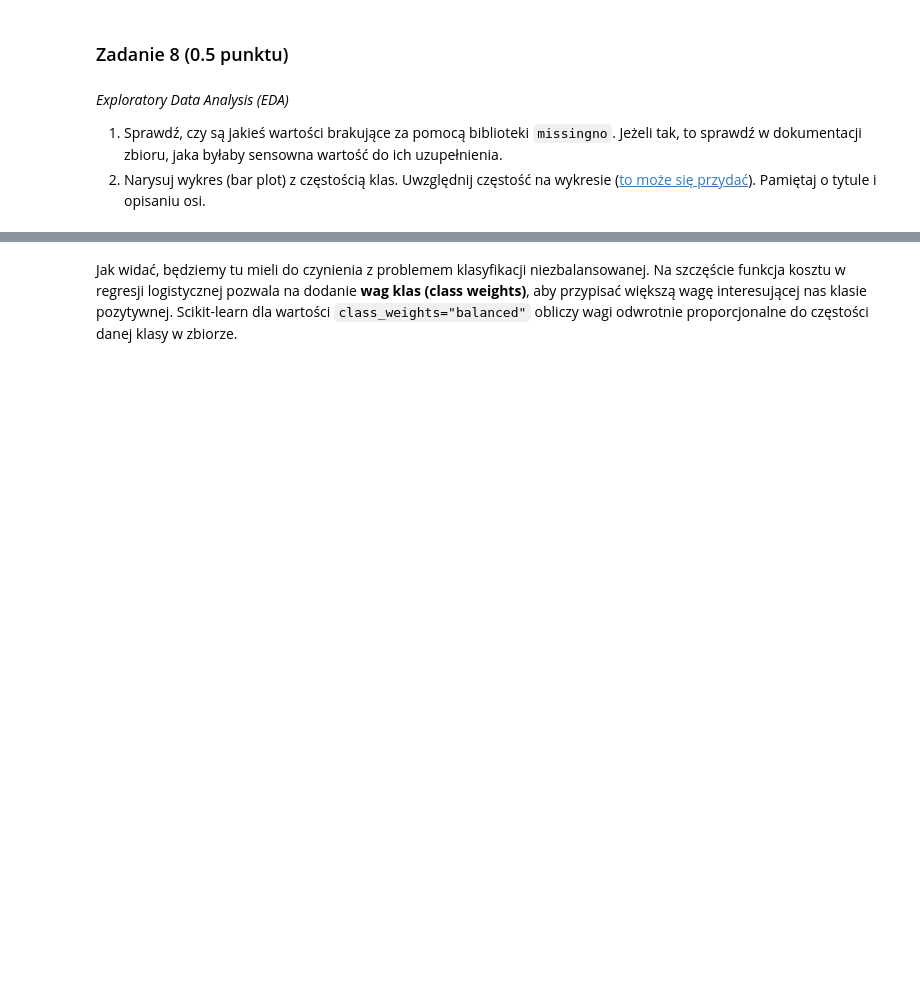
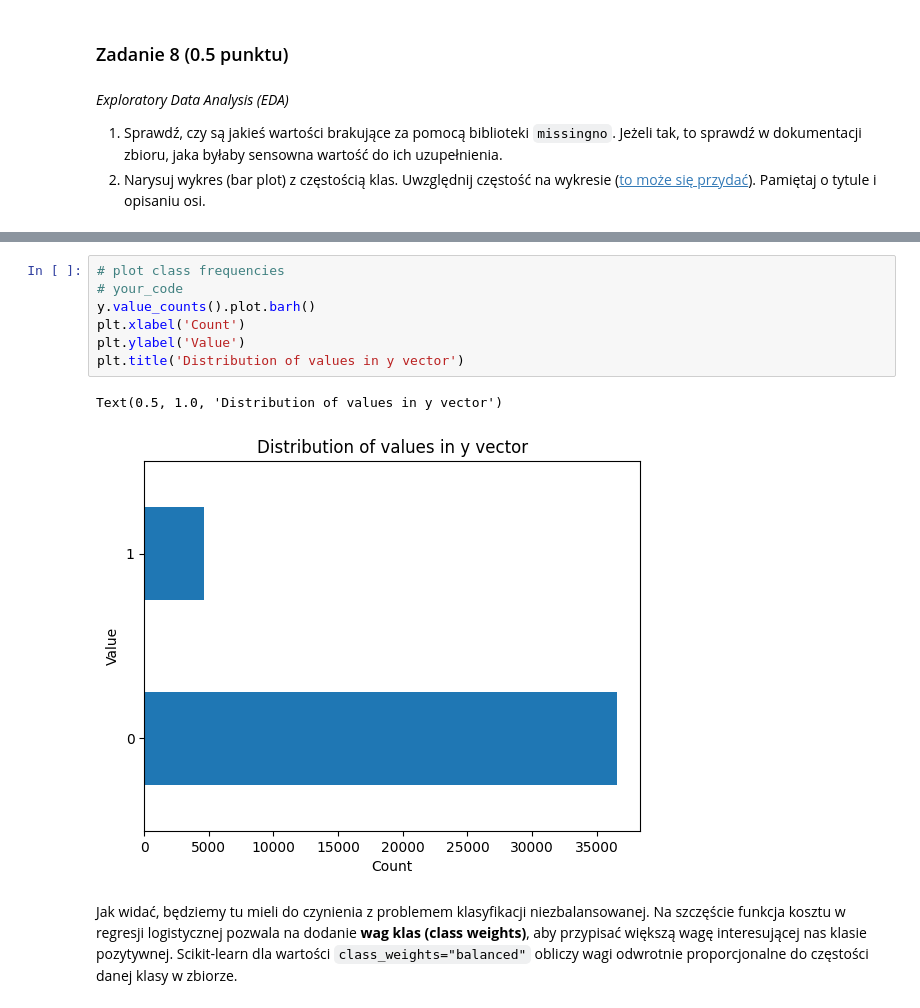
Before and after one commit to MaciejGrzybacz/AI_Course, a Jupyter notebook: lab1/lab_1.ipynb, the cells around one changed output, grey strips where cells are left out. Cells and saved outputs as stored; diff of their text form; blank space fills up the shorter version.

```diff
--- a/lab1/lab_1.ipynb
+++ b/lab1/lab_1.ipynb
@@ -1175,3 +1193,13 @@ assert [0,1] == sorted(df['contact'].unique())
+# %%
+# plot class frequencies
+# your_code
+y.value_counts().plot.barh()
+plt.xlabel('Count')
+plt.ylabel('Value')
+plt.title('Distribution of values in y vector')
+# %% [output]
+Text(0.5, 1.0, 'Distribution of values in y vector')
+[figure, added]
 # %% [markdown]
 Jak widać, będziemy tu mieli do czynienia z problemem klasyfikacji niezbalansowanej. Na szczęście funkcja kosztu w regresji logistycznej pozwala na dodanie **wag klas (class weights)**, aby przypisać większą wagę interesującej nas klasie pozytywnej. Scikit-learn dla wartości `class_weights="balanced"` obliczy wagi odwrotnie proporcjonalne do częstości danej klasy w zbiorze.
 # %% [markdown]
```
Also changed, not shown: parts of 28 cells of this notebook, 3 other files.
